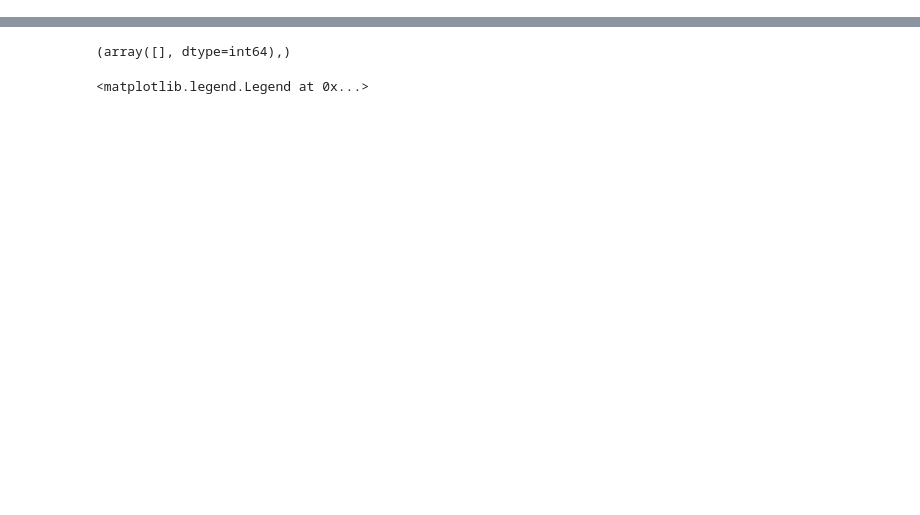
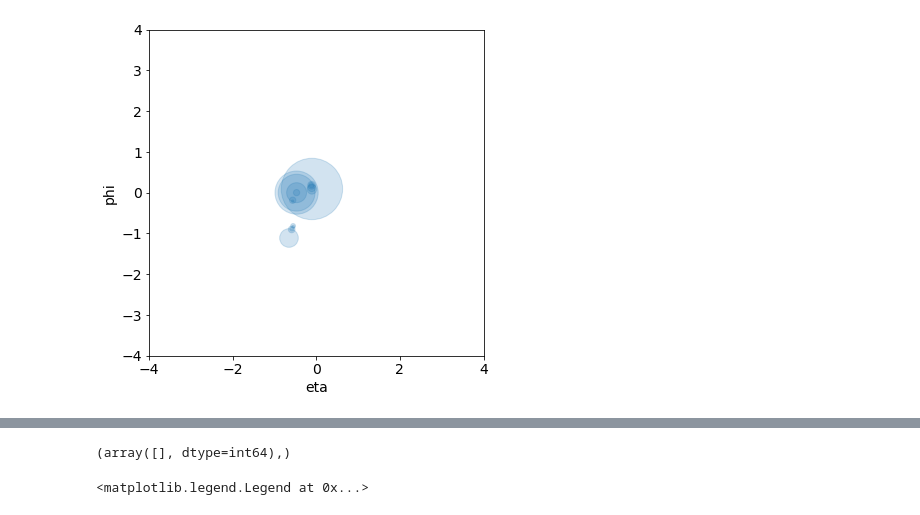
Before and after one commit to SangeonPark/ToyJetGenerator, a Jupyter notebook: data/JetData_Checks.ipynb, the cells around one changed output, grey strips where cells are left out. Drawn from its saved outputs; the diff is of its cells as text; code cells hidden in the pictures; blank space fills up the shorter version.

```diff
--- a/data/JetData_Checks.ipynb
+++ b/data/JetData_Checks.ipynb
@@ -26,0 +38,14 @@ top_2p = top_2p_8part.generate_dataset(1000)
+# %%
+def plot_event(pfcands, path, name):
+
+    pt = pfcands[:,0]
+    eta = pfcands[:,1]
+    phi = pfcands[:,2]
+    fig = plt.figure()
+    ax = fig.add_subplot(1,1,1)
+    ax.scatter(eta,phi,s=pt*20, alpha=0.2)
+    ax.set_xlabel('eta')
+    ax.set_ylabel('phi')
+    ax.set_xlim([-4,4])
+    ax.set_ylim([-4,4])
+    #fig.savefig(f'{path}/{name}.png')
@@ -27,3 +56,7 @@ top_2p = top_2p_8part.generate_dataset(1000)
+# %%
+plot_event(top_2p[4],None,None)
+# %% [output]
+[figure, added]
 # %%
 top_2p_prime = top_2p_8part.generate_dataset(1000)
 # %%
```
Also changed, not shown: parts of 15 cells of this notebook, 22 other files.
